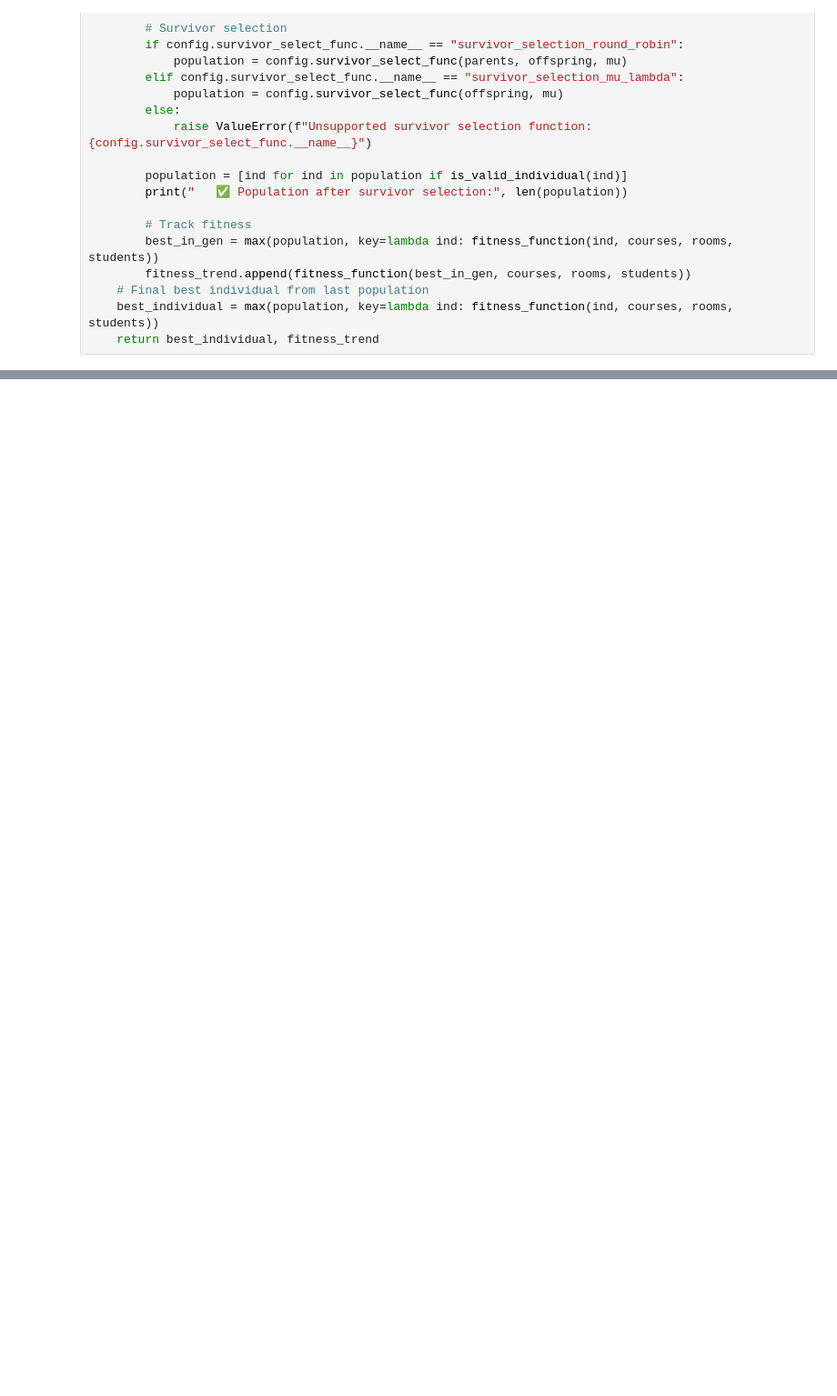
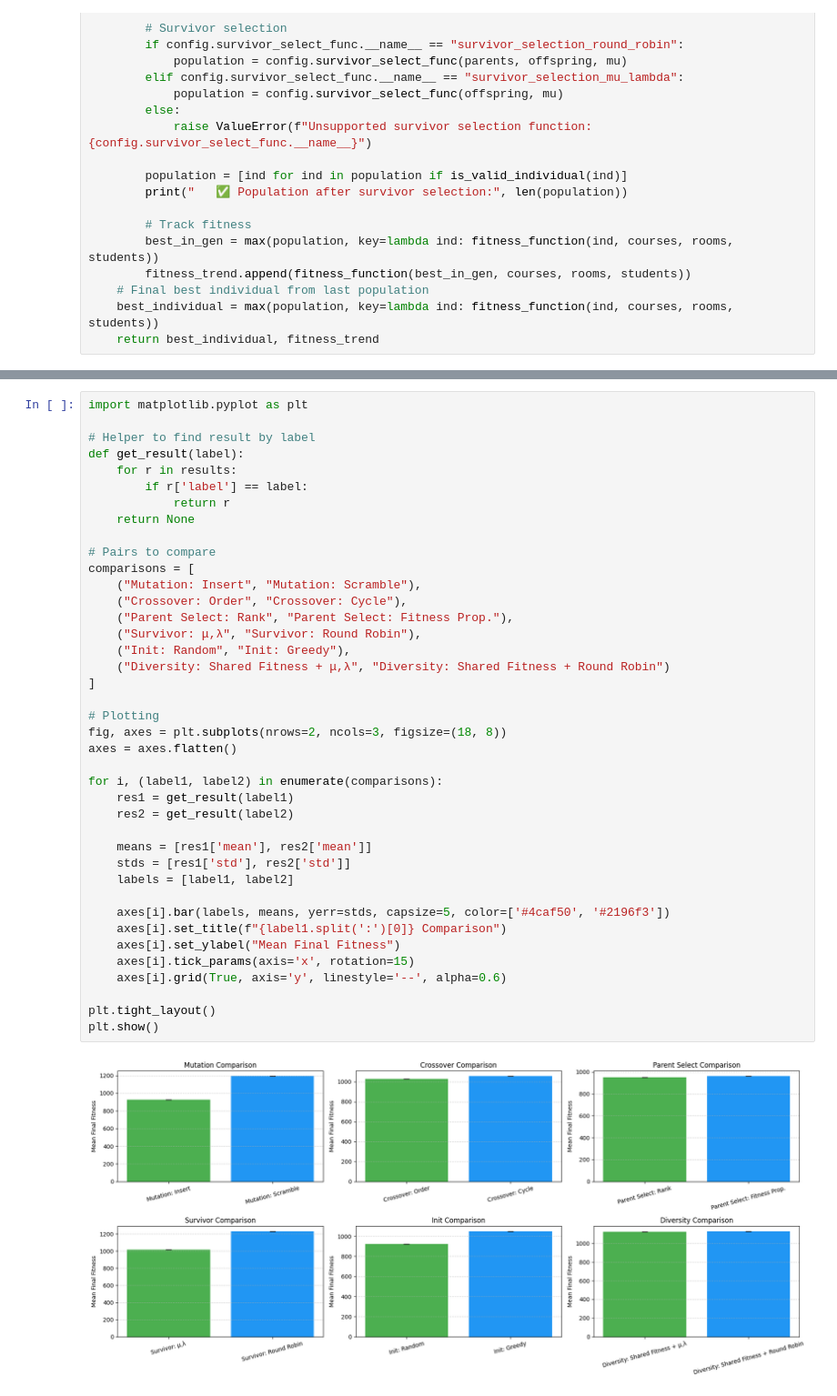
Before and after one commit to MarwanZ05/EA-Timetable-Project, a Jupyter notebook: ea_timetable.ipynb, the cells around one changed output, grey strips where cells are left out. Shown at 91% size. Cells and saved outputs as stored; diff of their text form; blank space fills up the shorter version.

```diff
--- a/ea_timetable.ipynb
+++ b/ea_timetable.ipynb
@@ -875,0 +892,42 @@ launch_experiment_gui(results)
+# %%
+import matplotlib.pyplot as plt
+
+# Helper to find result by label
+def get_result(label):
+    for r in results:
+        if r['label'] == label:
+            return r
+    return None
+
+# Pairs to compare
+comparisons = [
+    ("Mutation: Insert", "Mutation: Scramble"),
+    ("Crossover: Order", "Crossover: Cycle"),
+    ("Parent Select: Rank", "Parent Select: Fitness Prop."),
+    ("Survivor: μ,λ", "Survivor: Round Robin"),
+    ("Init: Random", "Init: Greedy"),
+    ("Diversity: Shared Fitness + μ,λ", "Diversity: Shared Fitness + Round Robin")
+]
+
+# Plotting
+fig, axes = plt.subplots(nrows=2, ncols=3, figsize=(18, 8))
+axes = axes.flatten()
+
+for i, (label1, label2) in enumerate(comparisons):
+    res1 = get_result(label1)
+    res2 = get_result(label2)
+
+    means = [res1['mean'], res2['mean']]
+    stds = [res1['std'], res2['std']]
+    labels = [label1, label2]
+
+    axes[i].bar(labels, means, yerr=stds, capsize=5, color=['#4caf50', '#2196f3'])
+    axes[i].set_title(f"{label1.split(':')[0]} Comparison")
+    axes[i].set_ylabel("Mean Final Fitness")
+    axes[i].tick_params(axis='x', rotation=15)
+    axes[i].grid(True, axis='y', linestyle='--', alpha=0.6)
+
+plt.tight_layout()
+plt.show()
+# %% [output]
+[figure, added]
```
Also changed, not shown: parts of 5 cells of this notebook.
